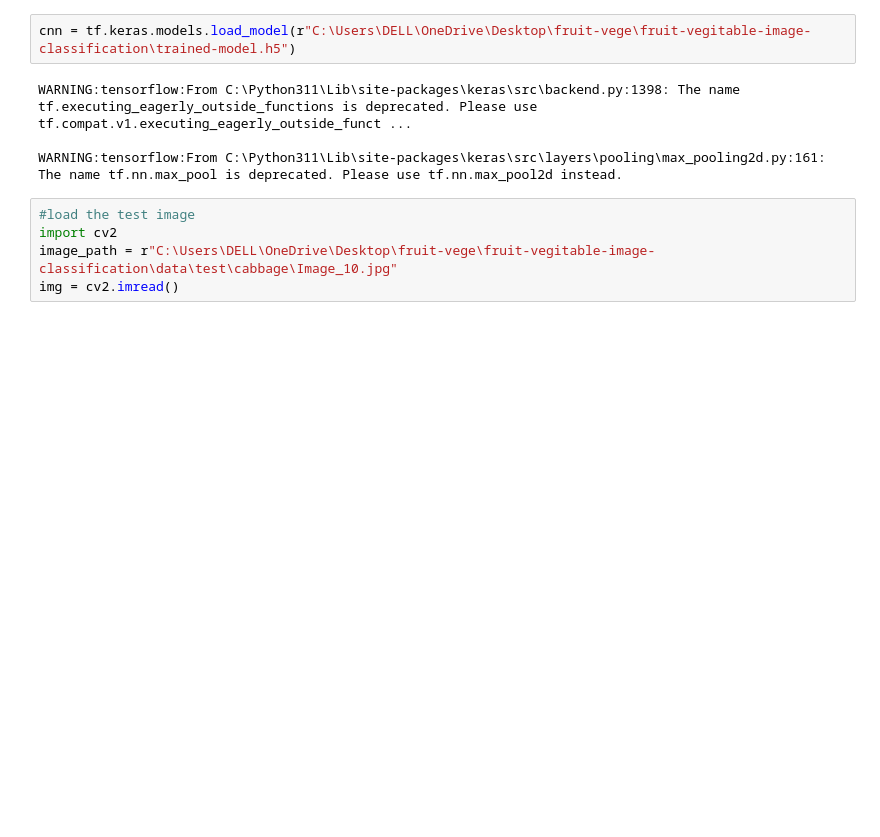
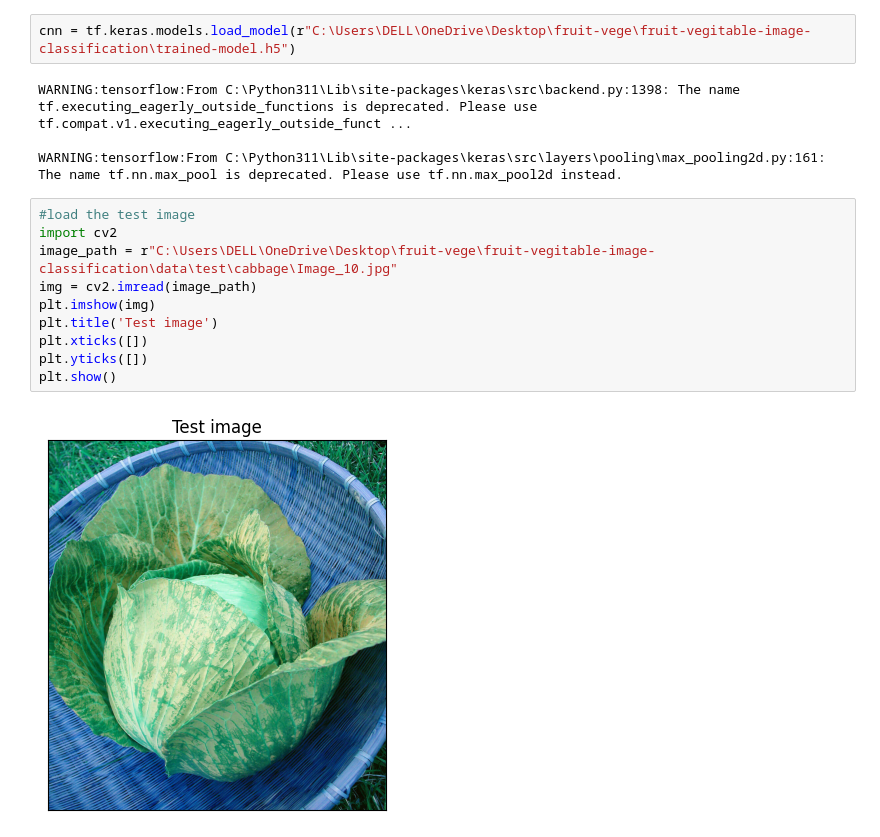
Before and after one commit to Disitha395ra/fruit-vegitable-image-classification, a Jupyter notebook: testingModel.ipynb, the cells around one changed output. Cells and saved outputs as stored; diff of their text form; blank space fills up the shorter version.

Commit message:
start with test images

```diff
--- a/testingModel.ipynb
+++ b/testingModel.ipynb
@@ -15,5 +15,12 @@ WARNING:tensorflow:From C:\Python311\Lib\site-packages\keras\src\layers\pooling\
 # %%
 #load the test image
 import cv2
 image_path = r"C:\Users\DELL\OneDrive\Desktop\fruit-vege\fruit-vegitable-image-classification\data\test\cabbage\Image_10.jpg"
-img = cv2.imread()
+img = cv2.imread(image_path)
+plt.imshow(img)
+plt.title('Test image')
+plt.xticks([])
+plt.yticks([])
+plt.show()
+# %% [output]
+[figure, added]
```
